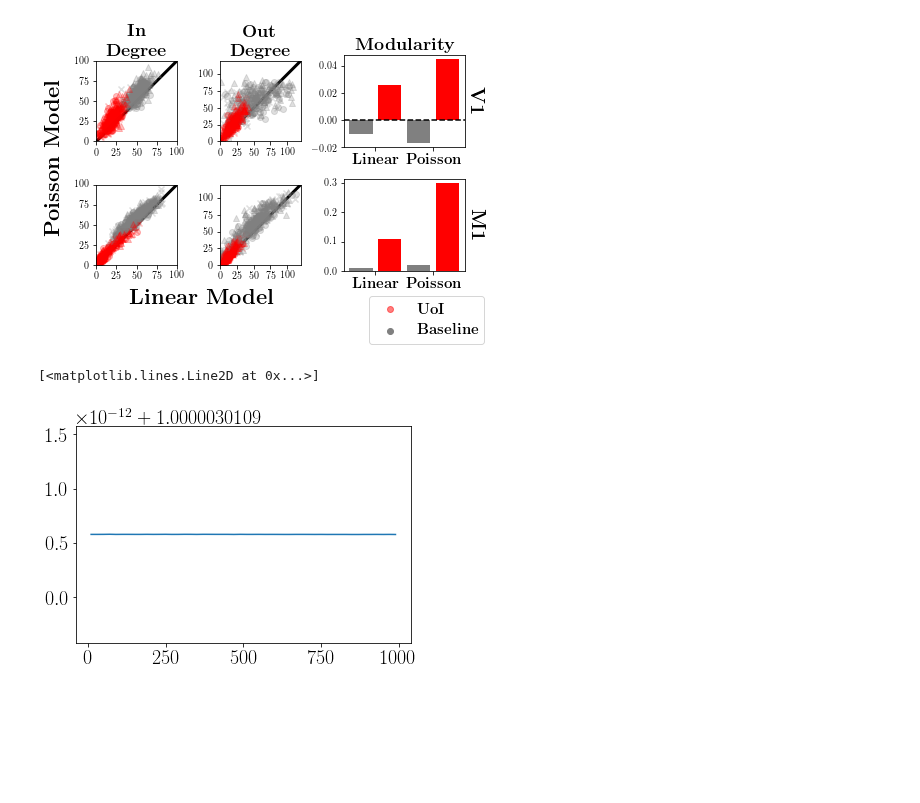
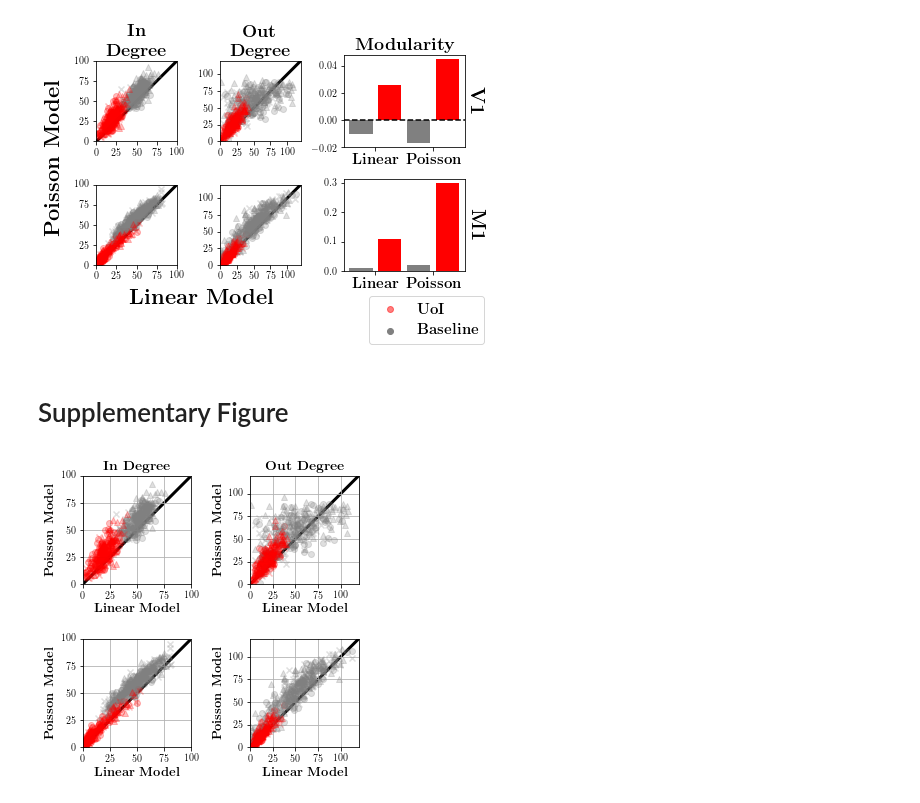
Before and after one commit to BouchardLab/neuroinference, a Jupyter notebook: notebooks/coupling/poisson_vs_lasso_comparison.ipynb, the cells around one changed output. Saved outputs shown, nothing was run; the diff lists cells and outputs as text; code cells hidden in the pictures; blank space fills up the shorter version.

```diff
--- a/notebooks/coupling/poisson_vs_lasso_comparison.ipynb
+++ b/notebooks/coupling/poisson_vs_lasso_comparison.ipynb
@@ -400,13 +391,65 @@ Ts = np.arange(10, 1000, 20)
-# %%
-traces = np.zeros(Ts.shape)
-for idx, T in enumerate(Ts):
-    C = np.zeros((A.shape[0], A.shape[0] * T))
-    for ii in range(T):
-        C[:, A.shape[0]*ii:A.shape[0]*(ii + 1)] = np.linalg.matrix_power(A, ii)
-    W = np.dot(C, C.T)
-    traces[idx] = np.min(np.linalg.eigh(W)[0])
-# %%
-plt.plot(Ts, traces)
-# %% [output]
-[<matplotlib.lines.Line2D at 0x...>]
-[figure, removed]
+# %% [markdown]
+# Supplementary Figure
+# %%
+fig, axes = plt.subplots(2, 2, figsize=(5, 5),
+                         gridspec_kw={'width_ratios': [1, 1]})
+
+markers = ['o', 'x', '^']
+
+for dataset in range(n_v1_fits):
+    for idx, metric in enumerate(metrics):
+        ax = axes[0, idx]
+        ax.scatter(
+            metric[0][dataset],
+            metric[1][dataset],
+            color='gray',
+            marker=markers[dataset],
+            alpha=0.25)
+        ax.scatter(
+            metric[2][dataset],
+            metric[3][dataset],
+            color='red',
+            marker=markers[dataset],
+            alpha=0.25)
+        ax.tick_params(labelsize=10)
+
+for dataset in range(n_m1_fits):
+    for idx, metric in enumerate(metrics):
+        ax = axes[1, idx]
+        ax.scatter(
+            metric[0][dataset + n_v1_fits],
+            metric[1][dataset + n_v1_fits],
+            color='gray',
+            marker=markers[dataset],
+            alpha=0.25)
+        ax.scatter(
+            metric[2][dataset + n_v1_fits],
+            metric[3][dataset + n_v1_fits],
+            color='red',
+            marker=markers[dataset],
+            alpha=0.25)
+        ax.tick_params(labelsize=10)
+
+for ax in axes[:, 0]:
+    tighten_scatter_plot(ax, bounds=[0, 100],
+                         line_kwargs={'color': 'black'})
+    ax.set_xticks([0, 25, 50, 75, 100])
+    ax.set_yticks(ax.get_xticks())
+
+for ax in axes[:, 1]:
+    tighten_scatter_plot(ax, bounds=[0, 120],
+                         line_kwargs={'color': 'k'})
+    ax.set_xticks([0, 25, 50, 75, 100])
+    ax.set_yticks(ax.get_xticks())
+
+for ax in axes.ravel():
+    ax.set_xlabel(r'\textbf{Linear Model}', fontsize=13)
+    ax.set_ylabel(r'\textbf{Poisson Model}', fontsize=13)
+    ax.grid('on')
+    ax.set_axisbelow(True)
+
+axes[0, 0].set_title(r'\textbf{In Degree}', fontsize=14)
+axes[0, 1].set_title(r'\textbf{Out Degree}', fontsize=14)
+plt.subplots_adjust(hspace=0.5, wspace=0.5)
+# %% [output]
+[figure, added]
```
Also changed, not shown: parts of 7 cells of this notebook.
